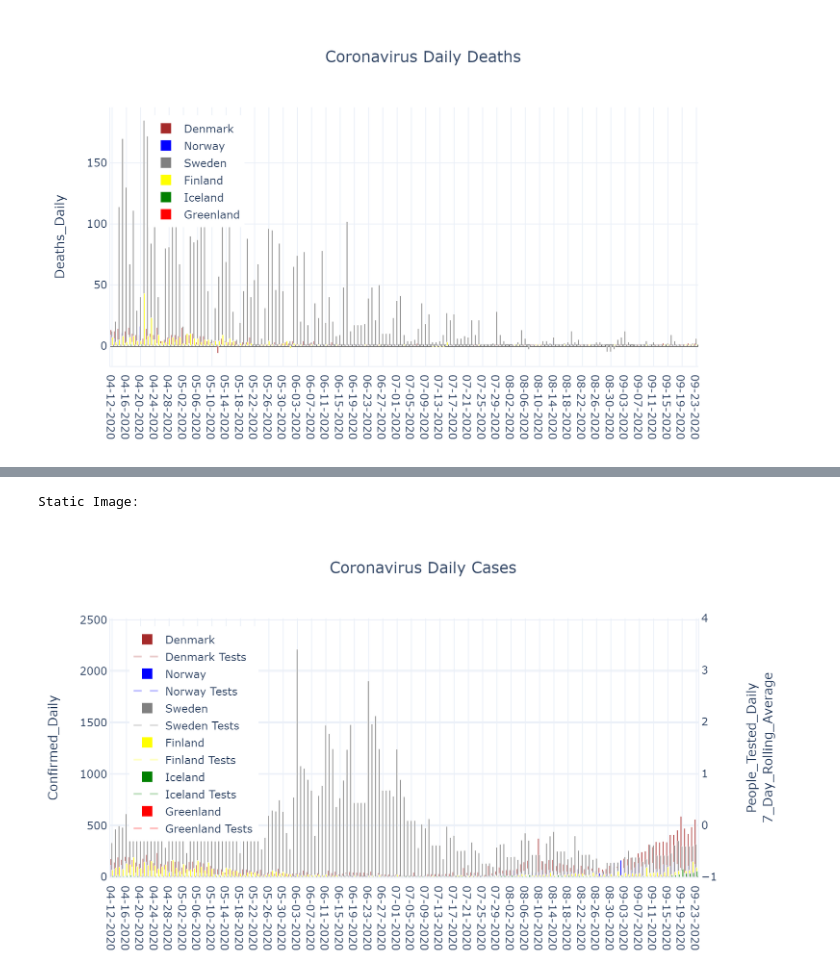
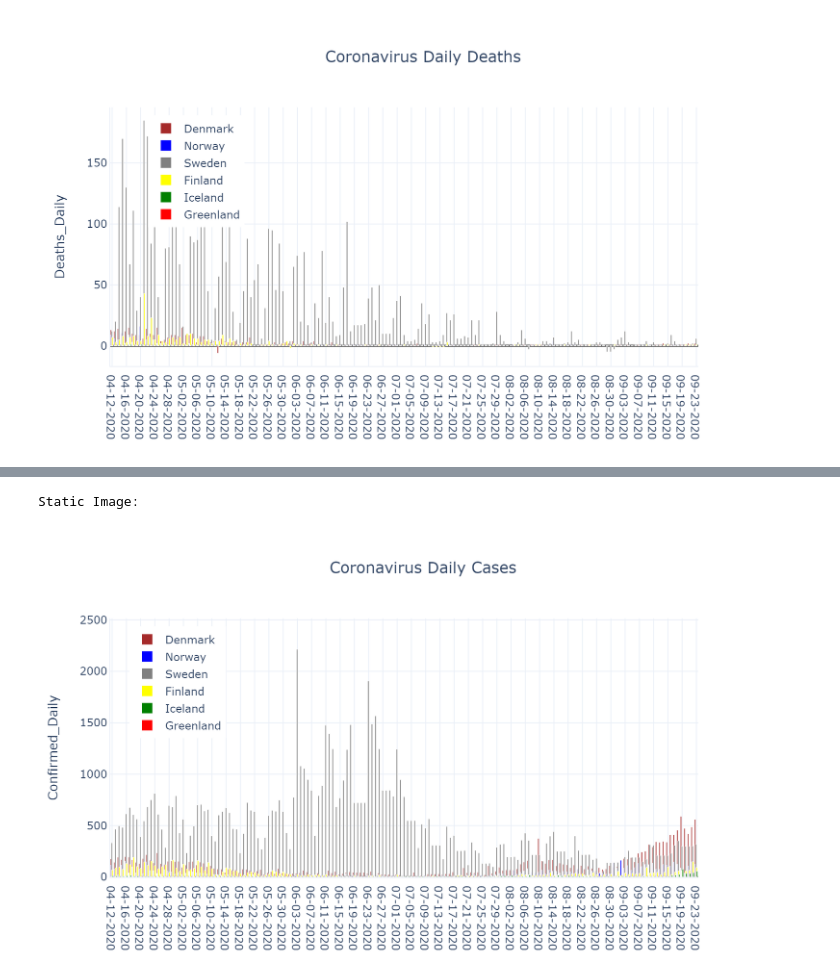
Before and after one commit to Renaissanc3Man/Coronavirus, a Jupyter notebook: Coronavirus-Copy3.ipynb, the cells around one changed output, grey strips where cells are left out. Cells and saved outputs as stored; diff of their text form; code cells hidden in the pictures.

```diff
--- a/Coronavirus-Copy3.ipynb
+++ b/Coronavirus-Copy3.ipynb
@@ -307,37 +308,31 @@ Static Image:
 # %%
 fig = make_subplots(specs=[[{'secondary_y':True}]])
 for mycountry in countries_list:
     fig.add_trace(go.Bar(x=country_df[country_df['Country_Region']==mycountry]['Date'],
                                y=country_df[country_df['Country_Region']==mycountry]['Confirmed_Daily'],
                                name = rename_dict[mycountry],
                                marker = {'color':colors_dict[mycountry]},width = 0.35),
                   secondary_y = False)
-    fig.add_trace(go.Scatter(x=country_df[country_df['Country_Region']==mycountry]['Date'],
-                               y=country_df[country_df['Country_Region']==mycountry]['People_Tested_Daily_7_Day_Rolling_Average'],
-                               name = rename_dict[mycountry] + ' Tests',
-                               line = {'color':colors_dict[mycountry],
-                                       'dash':'dash'},
-                               opacity = 0.25),
-                  secondary_y = True)
+
 fig.update_layout(showlegend = True,
                 legend= dict(x=0.03,y=0.97),
                 title='Coronavirus Daily Cases',
                 title_x= 0.5,
                 yaxis={'title':'Confirmed_Daily',
                        #long one liner because US data still in dataset
                        'range': [0.0,country_df[country_df['Country_Region'].isin(countries_list)]['Confirmed_Daily'].max() + 300.0],
                        'zeroline':True,'zerolinecolor':'#000000','zerolinewidth':2.0},
                 template='plotly_white')
-fig.update_yaxes(title_text='People_Tested_Daily<br>7_Day_Rolling_Average',secondary_y=True)
+
 fig.show()
 myfilename = r'C:\__YOUTUBE__\__POLITICS__\Coronavirus\outputdata\8-CV_Daily_Cases.png'
 fig.write_image(myfilename,width = 852,height = 480, scale = 2.0)
 print('Static Image:')
 Image(filename=myfilename)
 # %% [output]
 [interactive output not drawn]
 Static Image:
-[figure, old version]
+[figure, new version]
 # %%
 data = []
 for mycountry in countries_list:
```
Also changed, not shown: parts of 6 cells of this notebook.
